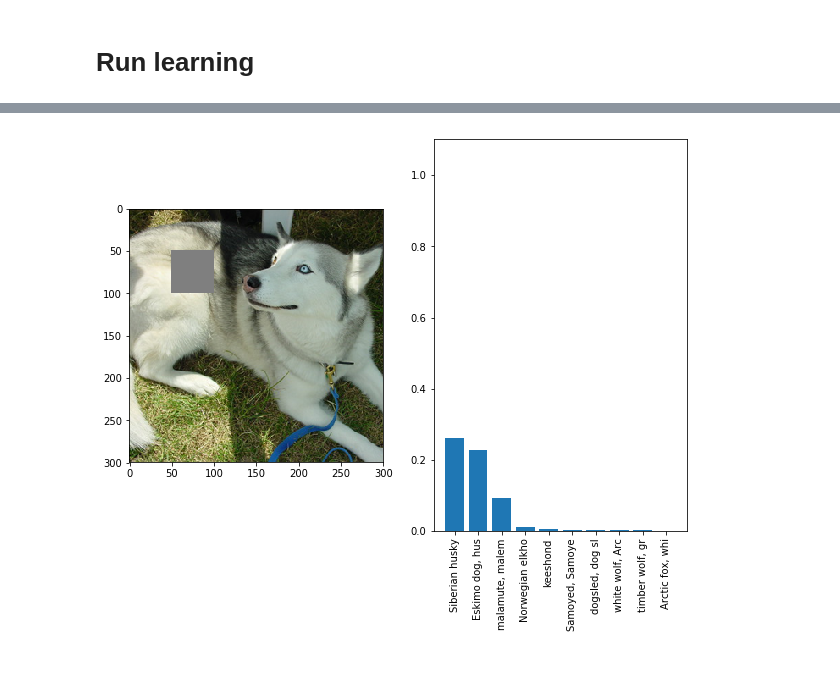
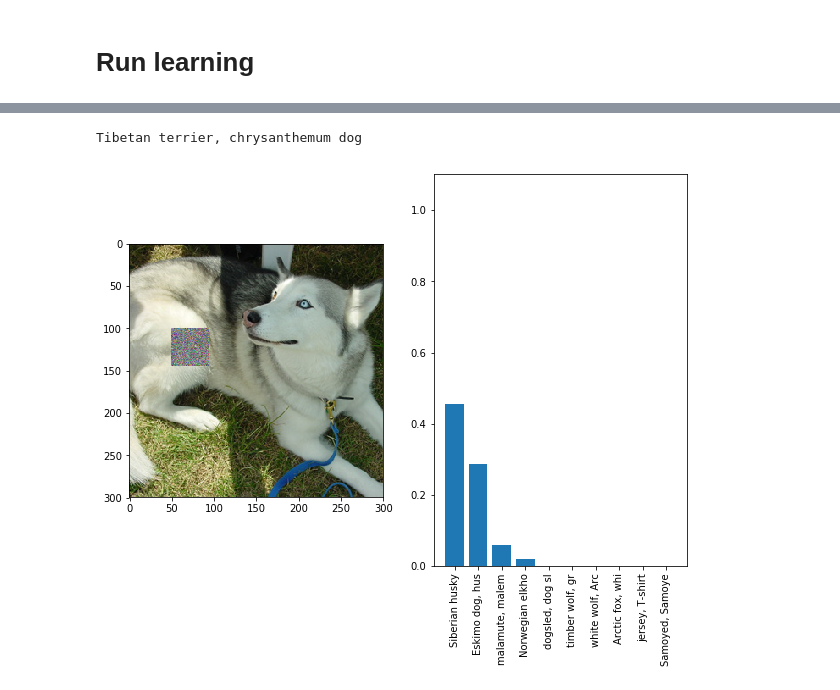
Before and after one commit to SlavaInder/209AS_Adversarial_Patch, a Jupyter notebook: python_files/main.ipynb, the cells around one changed output, grey strips where cells are left out. Saved outputs shown, nothing was run; the diff lists cells and outputs as text; code cells hidden in the pictures.

Commit message:
added init

```diff
--- a/python_files/main.ipynb
+++ b/python_files/main.ipynb
@@ -66,10 +66,23 @@ my_raw_pillow_images = []
 
 for i in range(number_of_images):
     my_raw_pillow_images.append(PIL.Image.open('./ImageNet/cats' + str(i+1) + '.jpg'))
-    my_raw_pillow_images.append(PIL.Image.open('./ImageNet/dogs' + str(i+1) + '.jpg'))
+    if not i== 3: my_raw_pillow_images.append(PIL.Image.open('./ImageNet/dogs' + str(i+1) + '.jpg'))
 
+
+# get train images
 train_set = image_utils.preprocessing(my_raw_pillow_images)
 
+# specify the patch size, mean, std
+mean = 0
+std = 0.2
+size = 45
+
+# get patch initializer
+patch_init = np.random.normal(mean, std, (size, size, 3))
+mask = np.abs(patch_init) < 1
+patch_init *= mask
+patch_init = patch_init.astype(np.float32)
+
 length_of_training_set = train_set.shape[0]
 # %% [markdown]
 ### Graph setup
@@ -88,10 +101,11 @@ tf.reset_default_graph()
 
 
 # declare variable for adversarial patch
-naive_patch = tf.get_variable(name="patch", initializer=tf.zeros(shape = (50, 50, 3)))
+naive_patch = tf.get_variable(name="patch", initializer=patch_init, dtype=tf.float32)
+
 
 # declare a placeholder for the image
-train_images = tf.placeholder(name="train_images", shape=(length_of_training_set, 300, 300, 3), dtype=tf.float64)
+train_images = tf.placeholder(name="train_images", shape=(length_of_training_set, 300, 300, 3), dtype=tf.float32)
 
 # declare shifts
 x_shifts = tf.placeholder(name="x_shifts", shape=(), dtype=tf.int32)
@@ -106,25 +120,14 @@ target_class = tf.placeholder(tf.int32, ())
 # declare initializer for variables
 patch_initializer = tf.variables_initializer([naive_patch])
 
-# declare fold point
-x_start = tf.placeholder(name="x_start", shape=(), dtype=tf.int64)
-y_start = tf.placeholder(name="y_start", shape=(), dtype=tf.int64)
-x_end = tf.placeholder(name="x_end", shape=(), dtype=tf.int64)
-y_end = tf.placeholder(name="y_end", shape=(), dtype=tf.int64)
-thickness = tf.placeholder(name="thickness", shape=(), dtype=tf.int64)
-
-
-
 
 # ============================================================================= #
 # ========================== preprocessing operations ========================= #
 # ============================================================================= #
 
 
-folded_patch = fold(naive_patch, x_start, y_start, x_end, y_end, thickness)
-
 # multiply patch
-patch_array = patch_utils.multiply(folded_patch, train_images)
+patch_array = patch_utils.multiply(naive_patch, train_images)
 
 # shift patch
 shifted_patch_array = patch_utils.shift(patch_array, x_shifts, y_shifts)
@@ -156,7 +159,7 @@ with tf.contrib.framework.arg_scope(arg_scope):
 losses = tf.nn.softmax_cross_entropy_with_logits(logits=tf_logits, labels=[labels])
 
 # compute the sum of all losses
-sum_loss = tf.math.reduce_sum(losses)
+sum_loss = tf.math.reduce_sum(losses) / length_of_training_set
 
 # update patch
 optim_step = tf.train.GradientDescentOptimizer(learning_rate).minimize(sum_loss, var_list=[naive_patch])
@@ -210,7 +207,7 @@ writer = tf.summary.FileWriter('./graphs', tf.get_default_graph())
 # %% [markdown]
 # Run learning
 # %%
-num_steps = 100
+num_steps = 40
 
 # specify whether we start to learn new patch or continue from a checkpoint
 load_patch = True
@@ -272,9 +257,10 @@ step 100, loss=40.8043
 # %%
 #image_utils.plot_adversarial_image(ex_adv_image.reshape(300, 300, 3))
 
 image_num = 1
-
-post_proc_adv_image = image_utils.postprocessing(ex_adv_image)
-image_utils.show_probs(post_proc_adv_image[image_num], ex_adv_probs[image_num], imagenet_labels, target_class=200)
+print(imagenet_labels[200])
+post_proc_adv_images = image_utils.postprocessing(ex_adv_images)
+image_utils.show_probs(post_proc_adv_images[image_num], ex_adv_probs[image_num], imagenet_labels, target_class=200)
 # %% [output]
+Tibetan terrier, chrysanthemum dog
-[figure, old version]
+[figure, new version]
```
Also changed, not shown: parts of 3 cells of this notebook, 5 other files.
